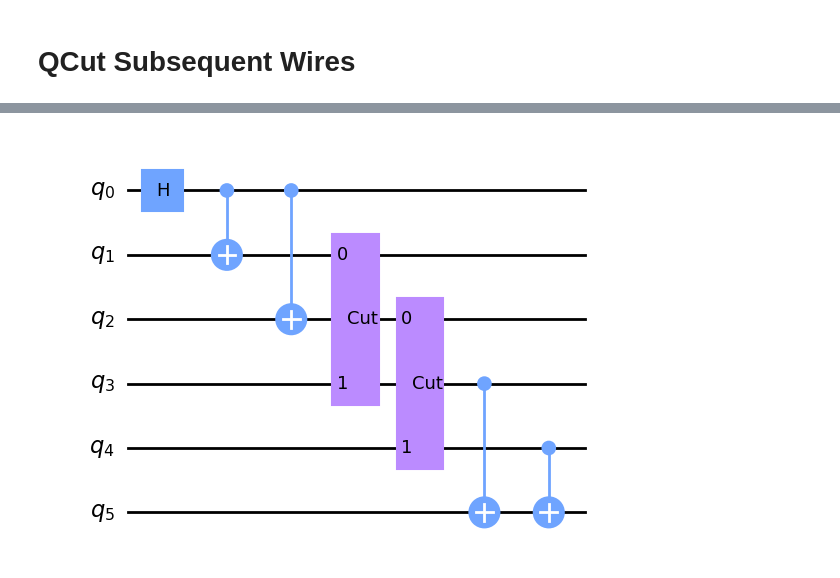
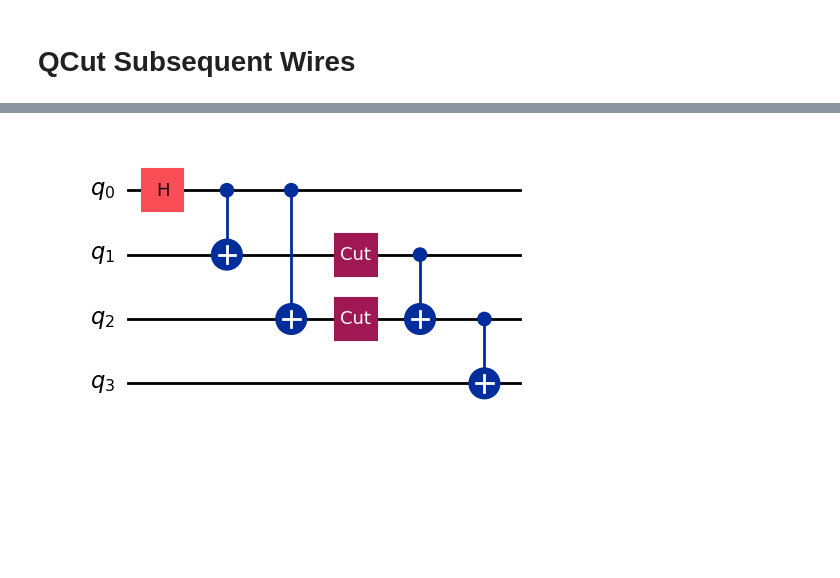
Before and after one commit to JooNiv/QCut, a Jupyter notebook: docs/examples/QCutCutSubsequentWires.ipynb, the cells around one changed output, grey strips where cells are left out. Cells and saved outputs as stored; diff of their text form; code cells hidden in the pictures; blank space fills up the shorter version.

```diff
--- a/docs/examples/QCutCutSubsequentWires.ipynb
+++ b/docs/examples/QCutCutSubsequentWires.ipynb
@@ -24,18 +24,18 @@ circuit.draw("mpl")
 # %%
 #insert cuts
 
-cut_circuit = QuantumCircuit(6)
+cut_circuit = QuantumCircuit(4)
 cut_circuit.h(0)
 cut_circuit.cx(0,1)
 cut_circuit.cx(0,2)
-cut_circuit.append(cut_wire, [1,3])
-cut_circuit.append(cut_wire, [2,4])
-cut_circuit.cx(3,5)
-cut_circuit.cx(4,5)
+cut_circuit.append(cut, [1])
+cut_circuit.append(cut, [2])
+cut_circuit.cx(1,2)
+cut_circuit.cx(2,3)
 
 cut_circuit.draw("mpl")
 # %% [output]
-[figure, old version]
+[figure, new version]
 # %%
 #find cut locations and separate into subcircuits
 
```
Also changed, not shown: parts of 7 cells of this notebook, 18 other files.
